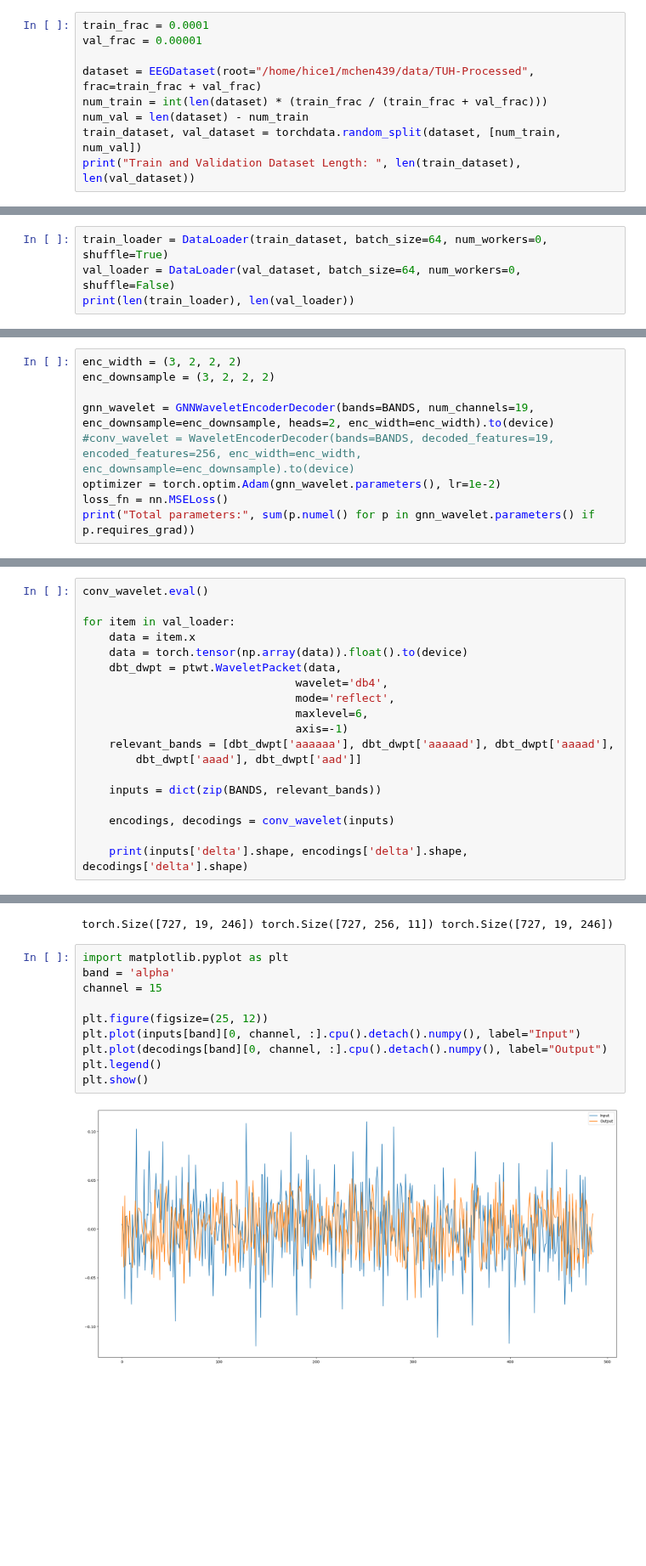
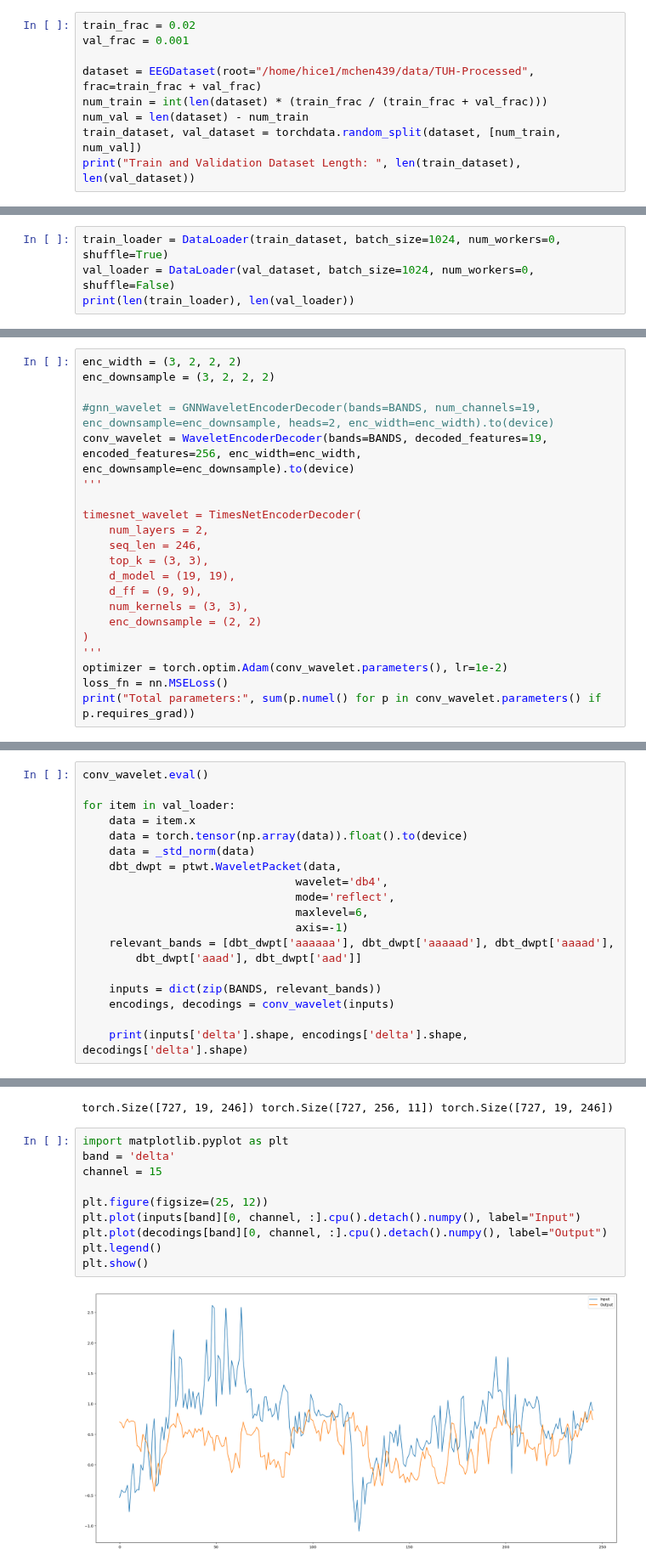
Before and after one commit to MatthewChen37/EEG-Foundation-Model, a Jupyter notebook: WaveletPlayground.ipynb, the cells around one changed output, grey strips where cells are left out. Shown at 85% size. Drawn from its saved outputs; the diff is of its cells as text; blank space fills up the shorter version.

```diff
--- a/WaveletPlayground.ipynb
+++ b/WaveletPlayground.ipynb
@@ -19,6 +22,6 @@ cpu
 # %%
-train_frac = 0.0001
-val_frac = 0.00001
+train_frac = 0.02
+val_frac = 0.001
 
 dataset = EEGDataset(root="/home/hice1/mchen439/data/TUH-Processed", frac=train_frac + val_frac)
 num_train = int(len(dataset) * (train_frac / (train_frac + val_frac)))
@@ -31,5 +34,5 @@ Train and Validation Dataset Length:  18 2
 # %%
-train_loader = DataLoader(train_dataset, batch_size=64, num_workers=0, shuffle=True)
-val_loader = DataLoader(val_dataset, batch_size=64, num_workers=0, shuffle=False)
+train_loader = DataLoader(train_dataset, batch_size=1024, num_workers=0, shuffle=True)
+val_loader = DataLoader(val_dataset, batch_size=1024, num_workers=0, shuffle=False)
 print(len(train_loader), len(val_loader))
 # %% [output]
@@ -194,9 +267,21 @@ class GNNWaveletEncoderDecoder(nn.Module):
 enc_width = (3, 2, 2, 2)
 enc_downsample = (3, 2, 2, 2)
 
-gnn_wavelet = GNNWaveletEncoderDecoder(bands=BANDS, num_channels=19, enc_downsample=enc_downsample, heads=2, enc_width=enc_width).to(device)
-#conv_wavelet = WaveletEncoderDecoder(bands=BANDS, decoded_features=19, encoded_features=256, enc_width=enc_width, enc_downsample=enc_downsample).to(device)
-optimizer = torch.optim.Adam(gnn_wavelet.parameters(), lr=1e-2)
+#gnn_wavelet = GNNWaveletEncoderDecoder(bands=BANDS, num_channels=19, enc_downsample=enc_downsample, heads=2, enc_width=enc_width).to(device)
+conv_wavelet = WaveletEncoderDecoder(bands=BANDS, decoded_features=19, encoded_features=256, enc_width=enc_width, enc_downsample=enc_downsample).to(device)
+'''
+
+timesnet_wavelet = TimesNetEncoderDecoder(
+    num_layers = 2,
+    seq_len = 246,
+    top_k = (3, 3),
+    d_model = (19, 19),
+    d_ff = (9, 9),
+    num_kernels = (3, 3),
+    enc_downsample = (2, 2)
+)
+'''
+optimizer = torch.optim.Adam(conv_wavelet.parameters(), lr=1e-2)
 loss_fn = nn.MSELoss()
-print("Total parameters:", sum(p.numel() for p in gnn_wavelet.parameters() if p.requires_grad))
+print("Total parameters:", sum(p.numel() for p in conv_wavelet.parameters() if p.requires_grad))
 # %% [output]
@@ -326,6 +431,7 @@ conv_wavelet.eval()
 for item in val_loader:
     data = item.x
     data = torch.tensor(np.array(data)).float().to(device)
+    data = _std_norm(data)
     dbt_dwpt = ptwt.WaveletPacket(data,
                                 wavelet='db4',
                                 mode='reflect',
@@ -335,7 +441,6 @@ for item in val_loader:
         dbt_dwpt['aaad'], dbt_dwpt['aad']]
 
     inputs = dict(zip(BANDS, relevant_bands))
-
     encodings, decodings = conv_wavelet(inputs)
 
     print(inputs['delta'].shape, encodings['delta'].shape, decodings['delta'].shape)
@@ -347,13 +452,13 @@ print(inputs['delta'].shape, encodings['delta'].shape, decodings['delta'].shape)
 torch.Size([727, 19, 246]) torch.Size([727, 256, 11]) torch.Size([727, 19, 246])
 # %%
 import matplotlib.pyplot as plt
-band = 'alpha'
+band = 'delta'
 channel = 15
 
 plt.figure(figsize=(25, 12))
 plt.plot(inputs[band][0, channel, :].cpu().detach().numpy(), label="Input")
 plt.plot(decodings[band][0, channel, :].cpu().detach().numpy(), label="Output")
 plt.legend()
 plt.show()
 # %% [output]
-[figure, old version]
+[figure, new version]
```
Also changed, not shown: parts of 11 cells of this notebook, 2 other files.
